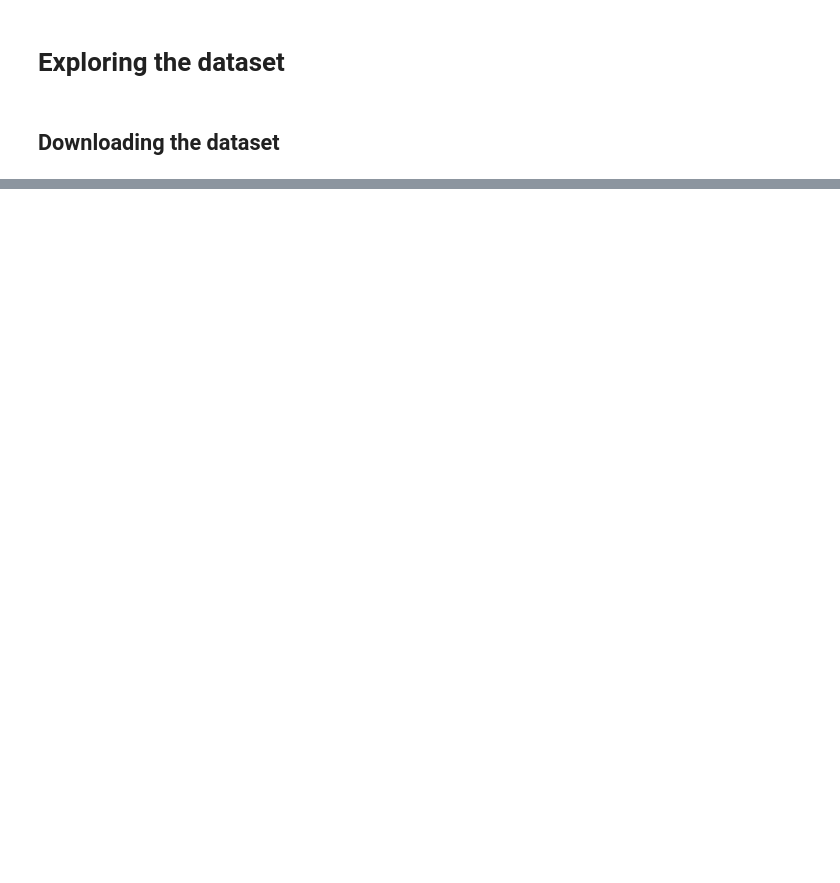
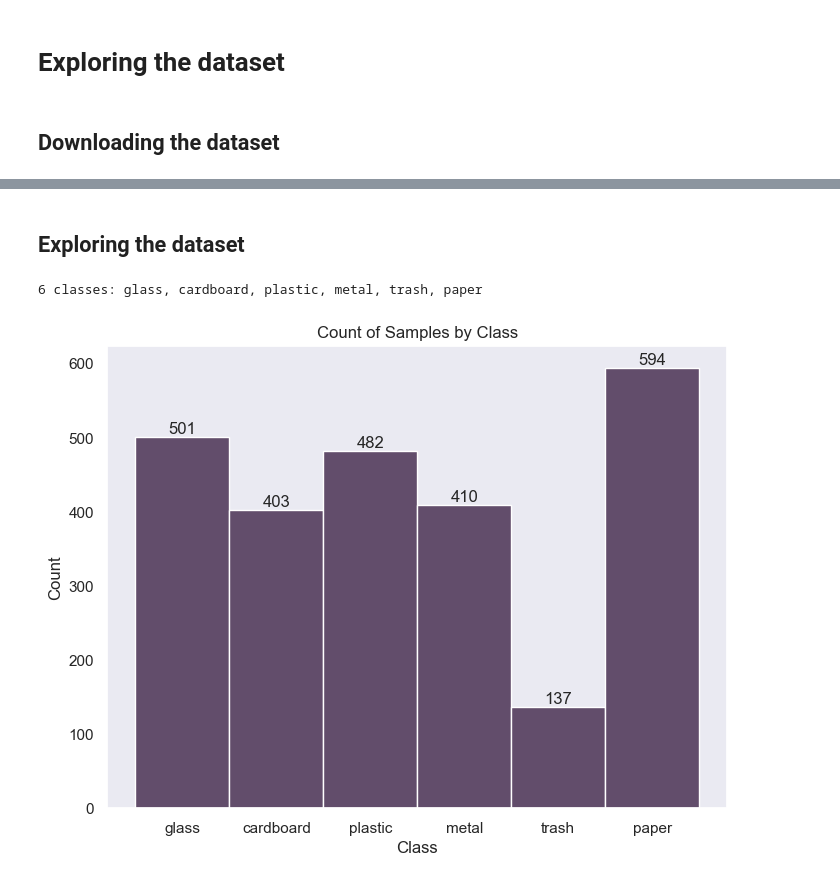
Before and after one commit to gabrielSantosLima/vlm_garbage_classification, a Jupyter notebook: 01_Exploring_Dataset.ipynb, the cells around one changed output, grey strips where cells are left out. Saved outputs shown, nothing was run; the diff lists cells and outputs as text; code cells hidden in the pictures; blank space fills up the shorter version.

Commit message:
Add dataset exploration

```diff
--- a/01_Exploring_Dataset.ipynb
+++ b/01_Exploring_Dataset.ipynb
@@ -5,27 +5,17 @@ import os
 import pandas as pd
 import matplotlib.pyplot as plt
 import kagglehub
-from configurations import DATASET_PATH
+import seaborn as sns
+
+from prettytable import PrettyTable
+from sklearn.model_selection import train_test_split
+from scripts.dataset import Dataset
+
+sns.set_theme(palette=sns.color_palette("rocket"))
 # %% [markdown]
 ## Downloading the dataset
 # %%
 local_path = kagglehub.dataset_download("asdasdasasdas/garbage-classification")
-dataset_tmp_path = os.path.join(local_path, "Garbage classification", "Garbage classification")
-classes = os.listdir(dataset_tmp_path)
-
-dataset = {
-    'image_name': [],
-    'class_name': [],
-    'image_path': [],
-}
-for class_name in classes:
-    class_path = os.path.join(dataset_tmp_path, class_name)
-    for image_name in os.listdir(class_path):
-        image_path = os.path.join(class_path, image_name)
-        dataset["class_name"].append(class_name)
-        dataset["image_name"].append(image_name)
-        dataset["image_path"].append(image_path)
-
-dataset = pd.DataFrame.from_dict(dataset)
-dataset.info()
+dataset_path = os.path.join(local_path, "Garbage classification", "Garbage classification")
+dataset = Dataset(dataset_path=dataset_path, preload=True)
 # %% [output]
@@ -44,0 +24,3 @@ dataset.to_csv(DATASET_PATH, sep=";", decimal=',', index=False)
+# %%
+df = dataset.metadata
+df.info()
@@ -44,0 +39,17 @@ dataset.to_csv(DATASET_PATH, sep=";", decimal=',', index=False)
+# %% [markdown]
+## Exploring the dataset
+# %%
+classes = df['class_name'].unique()
+print(f"{len(classes)} classes: {', '.join(classes)}")
+# %% [output]
+6 classes: glass, cardboard, plastic, metal, trash, paper
+# %%
+plt.figure(figsize=(8,6))
+plt.title("Count of Samples by Class")
+ax = sns.histplot(data=df, x="class_name")
+ax.bar_label(ax.containers[0], fmt="%d")
+plt.grid(False)
+plt.xlabel("Class")
+plt.show()
+# %% [output]
+[figure, added]
```
Also changed, not shown: parts of 10 cells of this notebook, 3 other files.
